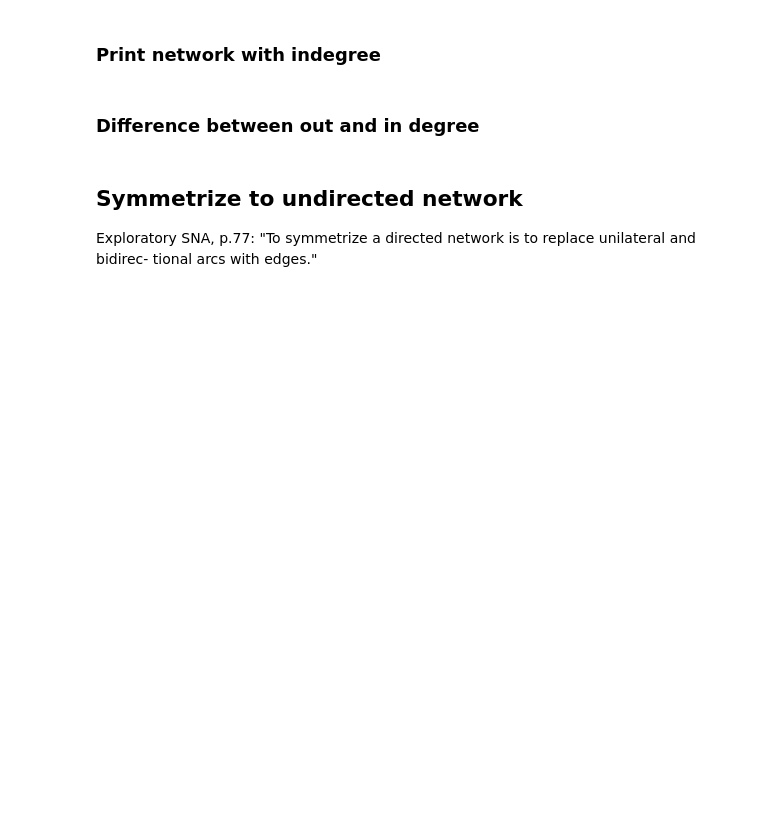
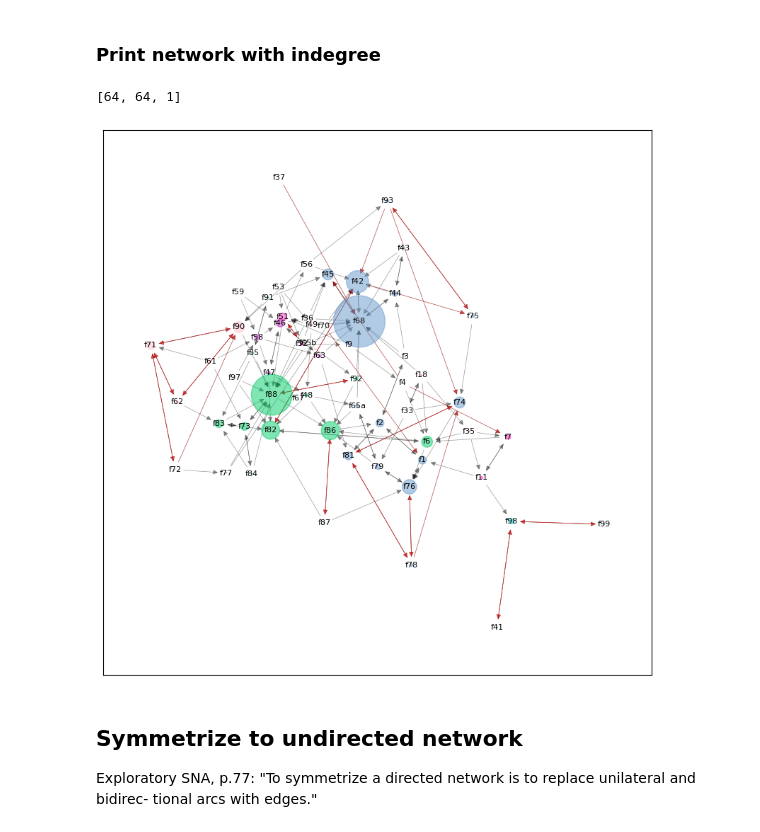
Before and after one commit to Sciences-historiques-numeriques/histoire_numerique_methodes, a Jupyter notebook: analyse_reseaux/pajek_book/chapter3.ipynb, the cells around one changed output. Saved outputs shown, nothing was run; the diff lists cells and outputs as text; code cells hidden in the pictures; blank space fills up the shorter version.

```diff
--- a/analyse_reseaux/pajek_book/chapter3.ipynb
+++ b/analyse_reseaux/pajek_book/chapter3.ipynb
@@ -329,20 +290,22 @@ print(list(G.nodes.data())[:3])
 # %% [markdown]
 ### Print network with indegree
 # %%
-node_size=[e[1]['indegree']*100 for e in G.nodes.data()]
+node_size=[e[1]['indegree']**3 for e in G.nodes.data()]
 print(node_size[:3])
+# %% [output]
+[64, 64, 1]
 # %%
 plt.figure(figsize = (10,10))
 pos = nx.kamada_kawai_layout(G, scale=0.12)
 #pos=nx.spring_layout(G, k=0.2, threshold=0.01)
 
 fe = filtered_edges
-c = 'blue'
+c = 'red'
 nx.draw_networkx_nodes(G, pos, node_size=node_size, node_color=node_colors, alpha=0.5)
 nx.draw_networkx_labels(G, pos, font_size=8)
 nx.draw_networkx_edges(G, pos,  width=0.5, alpha=0.4)
 nx.draw_networkx_edges(G, pos, edgelist=fe, width=0.5, edge_color=c, alpha=0.4)
 
 plt.show()
+# %% [output]
+[figure, added]
-# %% [markdown]
-### Difference between out and in degree
```
Also changed, not shown: parts of 38 cells of this notebook, 1 other file.
